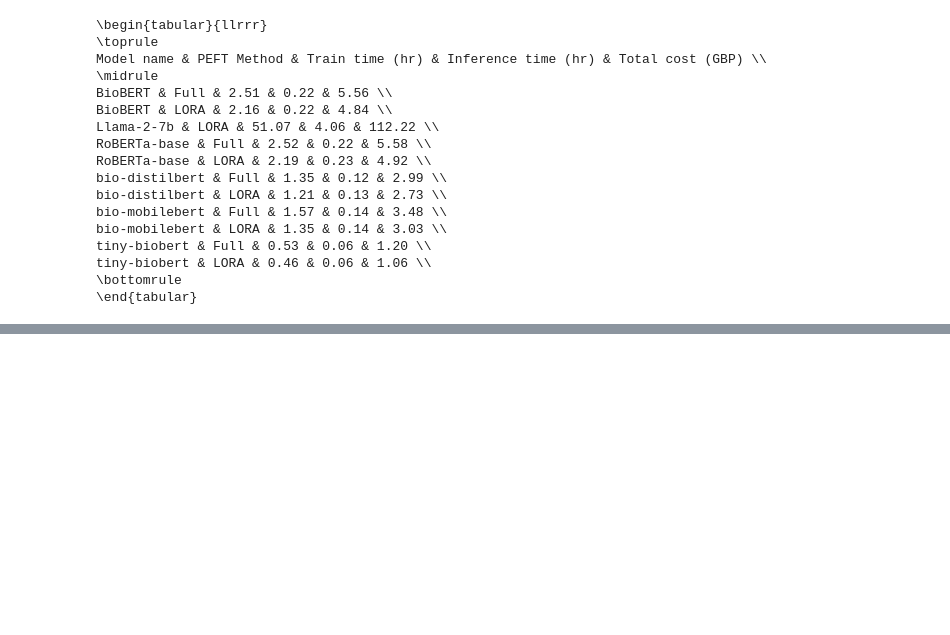
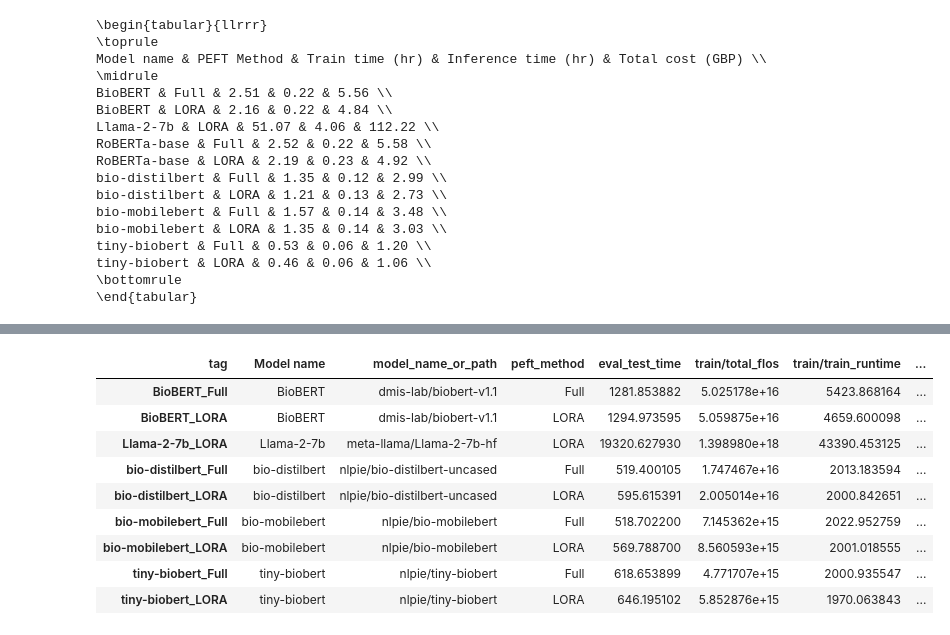
Before and after one commit to nlpie-research/efficient-ml, a Jupyter notebook: notebooks/load_tb_files_UG.ipynb, the cells around one changed output, grey strips where cells are left out. Cells and saved outputs as stored; diff of their text form; code cells hidden in the pictures; blank space fills up the shorter version.

```diff
--- a/notebooks/load_tb_files_UG.ipynb
+++ b/notebooks/load_tb_files_UG.ipynb
@@ -1310,0 +588,21 @@ tiny-biobert & LORA & 0.46 & 0.06 & 1.06 \\
+# %%
+# Add up all evaltimes and test times because tensorboard logs them for
+# each evaluation or test loop
+eval_time_df = produce_results_table(fs_logs_df,
+                    metric = ["eval/runtime", "test/runtime"],
+                    mode = "all",
+                    groupby_list = ["Model name", "model_name_or_path",
+                                    "task", "few_shot_n", "peft_method"],
+                    task_type = "SEQ_CLS",
+                    value_aggregate_method = "sum",
+                    )
+# Do not add up train time because tensorboard logs the total train
+# time, not for each epoch
+train_time_df = produce_results_table(fs_logs_df,
+                    metric = ["train/total_flos", "train/train_runtime"],
+                    mode = "all",
+                    groupby_list = ["Model name", "model_name_or_path",
+                                    "task", "few_shot_n", "peft_method"],
+                    task_type = "SEQ_CLS",
+                    value_aggregate_method = "max",
+                    )
@@ -1310,0 +618,13 @@ tiny-biobert & LORA & 0.46 & 0.06 & 1.06 \\
+# %%
+time_df
+# %% [output]
+| tag | Model name | model_name_or_path | peft_method | eval_test_time | train/total_flos | train/train_runtime | ... |
+| BioBERT_Full | BioBERT | dmis-lab/biobert-v1.1 | Full | 1281.853882 | 5.025178e+16 | 5423.868164 | ... |
+| BioBERT_LORA | BioBERT | dmis-lab/biobert-v1.1 | LORA | 1294.973595 | 5.059875e+16 | 4659.600098 | ... |
+| Llama-2-7b_LORA | Llama-2-7b | meta-llama/Llama-2-7b-hf | LORA | 19320.627930 | 1.398980e+18 | 43390.453125 | ... |
+| bio-distilbert_Full | bio-distilbert | nlpie/bio-distilbert-uncased | Full | 519.400105 | 1.747467e+16 | 2013.183594 | ... |
+| bio-distilbert_LORA | bio-distilbert | nlpie/bio-distilbert-uncased | LORA | 595.615391 | 2.005014e+16 | 2000.842651 | ... |
+| bio-mobilebert_Full | bio-mobilebert | nlpie/bio-mobilebert | Full | 518.702200 | 7.145362e+15 | 2022.952759 | ... |
+| bio-mobilebert_LORA | bio-mobilebert | nlpie/bio-mobilebert | LORA | 569.788700 | 8.560593e+15 | 2001.018555 | ... |
+| tiny-biobert_Full | tiny-biobert | nlpie/tiny-biobert | Full | 618.653899 | 4.771707e+15 | 2000.935547 | ... |
+| tiny-biobert_LORA | tiny-biobert | nlpie/tiny-biobert | LORA | 646.195102 | 5.852876e+15 | 1970.063843 | ... |
```
Also changed, not shown: parts of 83 cells of this notebook, 5 other files.
